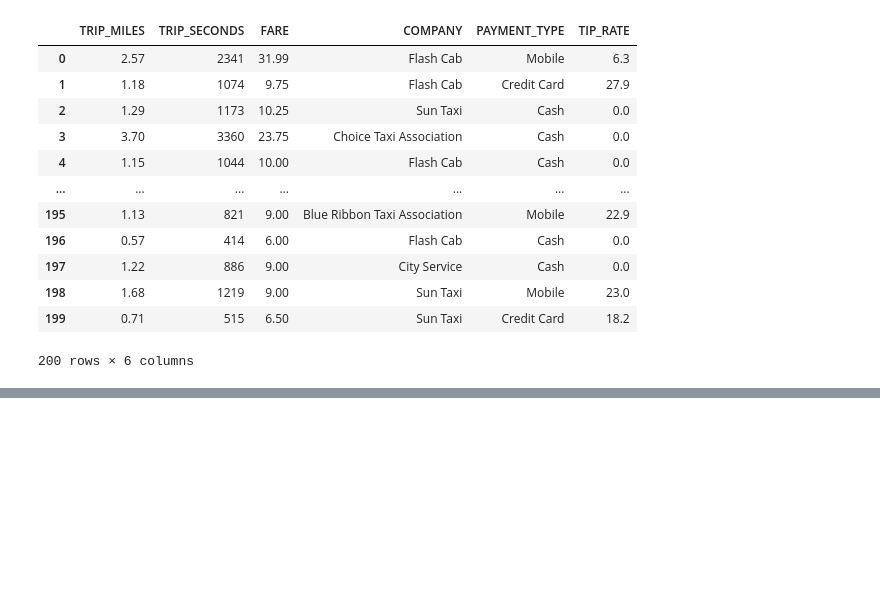
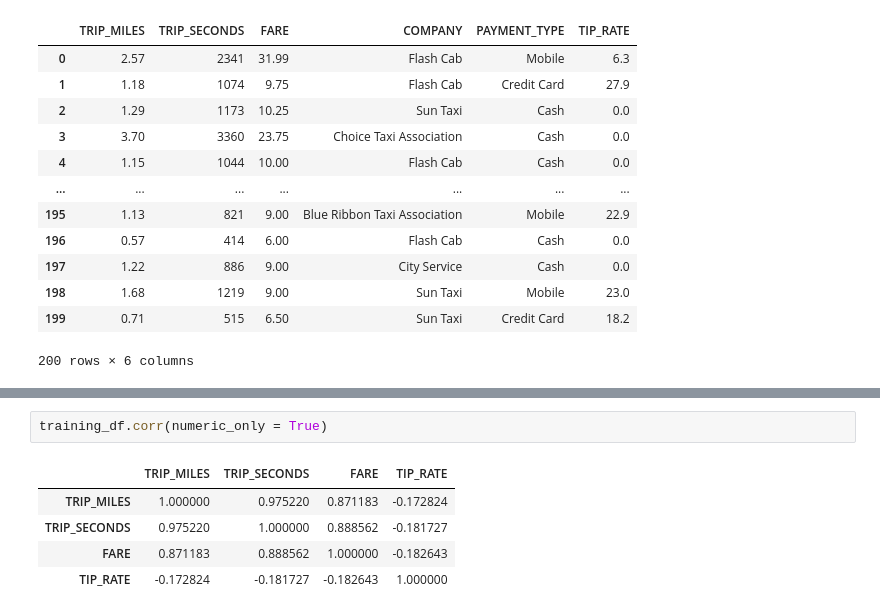
Before and after one commit to larkintuckerllc/linear-regression, a Jupyter notebook: data.ipynb, the cells around one changed output, grey strips where cells are left out. Cells and saved outputs as stored; diff of their text form; blank space fills up the shorter version.

```diff
--- a/data.ipynb
+++ b/data.ipynb
@@ -38,0 +57,8 @@ Total number of rows: 1000
+# %%
+training_df.corr(numeric_only = True)
+# %% [output]
+|  | TRIP_MILES | TRIP_SECONDS | FARE | TIP_RATE |
+| TRIP_MILES | 1.000000 | 0.975220 | 0.871183 | -0.172824 |
+| TRIP_SECONDS | 0.975220 | 1.000000 | 0.888562 | -0.181727 |
+| FARE | 0.871183 | 0.888562 | 1.000000 | -0.182643 |
+| TIP_RATE | -0.172824 | -0.181727 | -0.182643 | 1.000000 |
```
Also changed, not shown: parts of 3 cells of this notebook, 2 other files.
